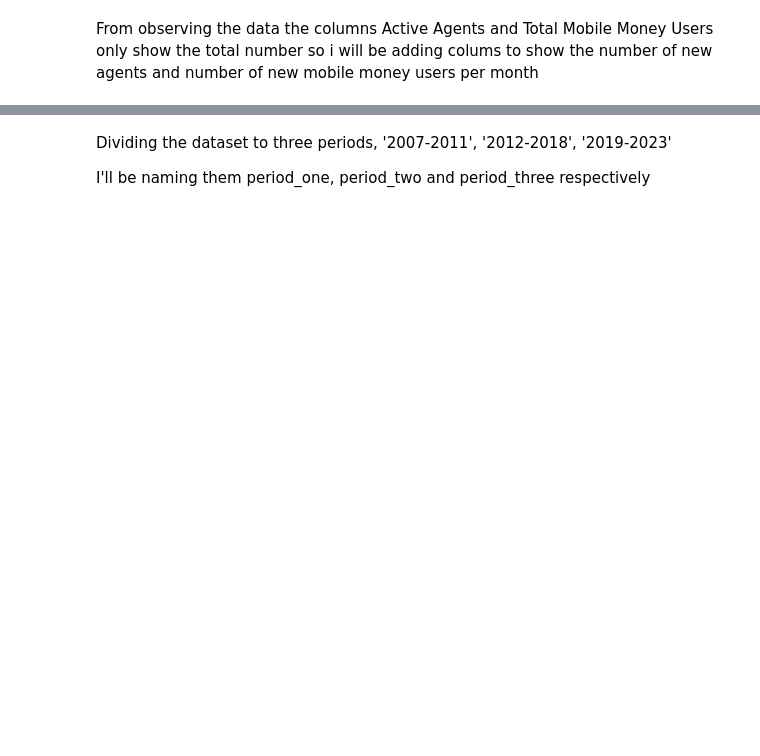
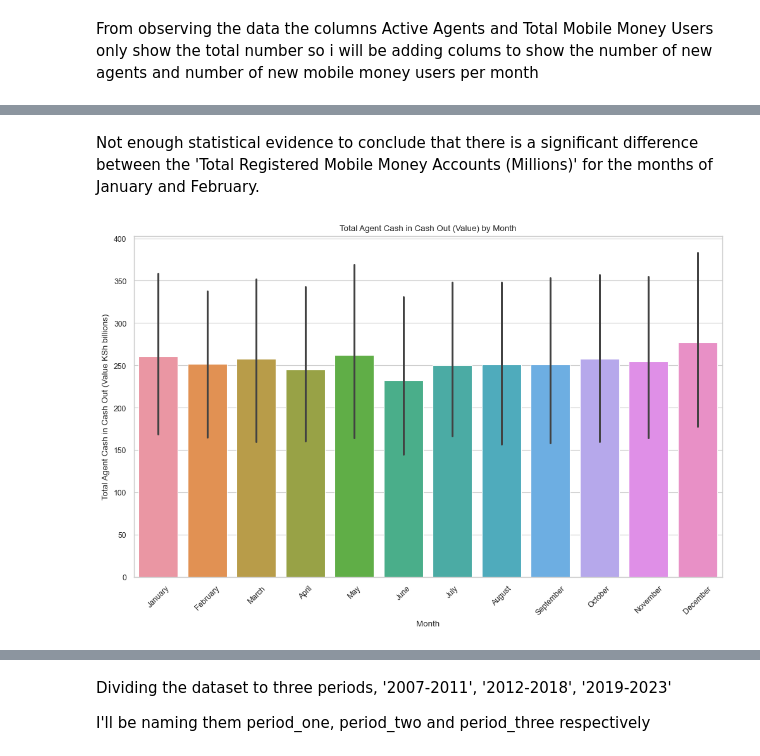
Before and after one commit to Murega14/Value-of-Transactions, a Jupyter notebook: transactions.ipynb, the cells around one changed output, grey strips where cells are left out. Saved outputs shown, nothing was run; the diff lists cells and outputs as text; code cells hidden in the pictures; blank space fills up the shorter version.

```diff
--- a/transactions.ipynb
+++ b/transactions.ipynb
@@ -102,3 +134,14 @@ df.head(10)
+# %% [markdown]
+Not enough statistical evidence to conclude that there is a significant difference between the 'Total Registered Mobile Money Accounts (Millions)' for the months of January and February.
+# %%
+# Bar plot for Total Agent Cash in Cash Out (Value) by month
+plt.figure(figsize=(12, 7))
+sns.barplot(data=df, x='Month', y='Total Agent Cash in Cash Out (Value KSh billions)')
+plt.title('Total Agent Cash in Cash Out (Value) by Month')
+plt.xticks(rotation=45)
+plt.show()
+# %% [output]
+[figure, added]
 # %%
 #calculating new active agents for each month
 df['New Monthly Agents'] = df['Active Agents'].diff().fillna(0)
```
Also changed, not shown: parts of 16 cells of this notebook.
